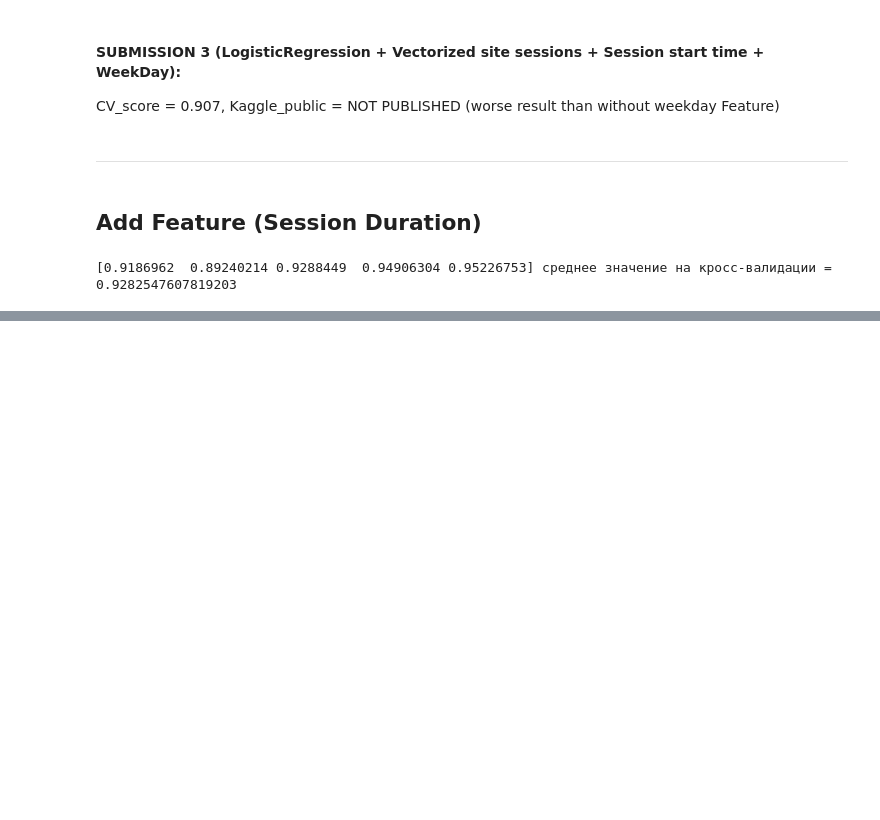
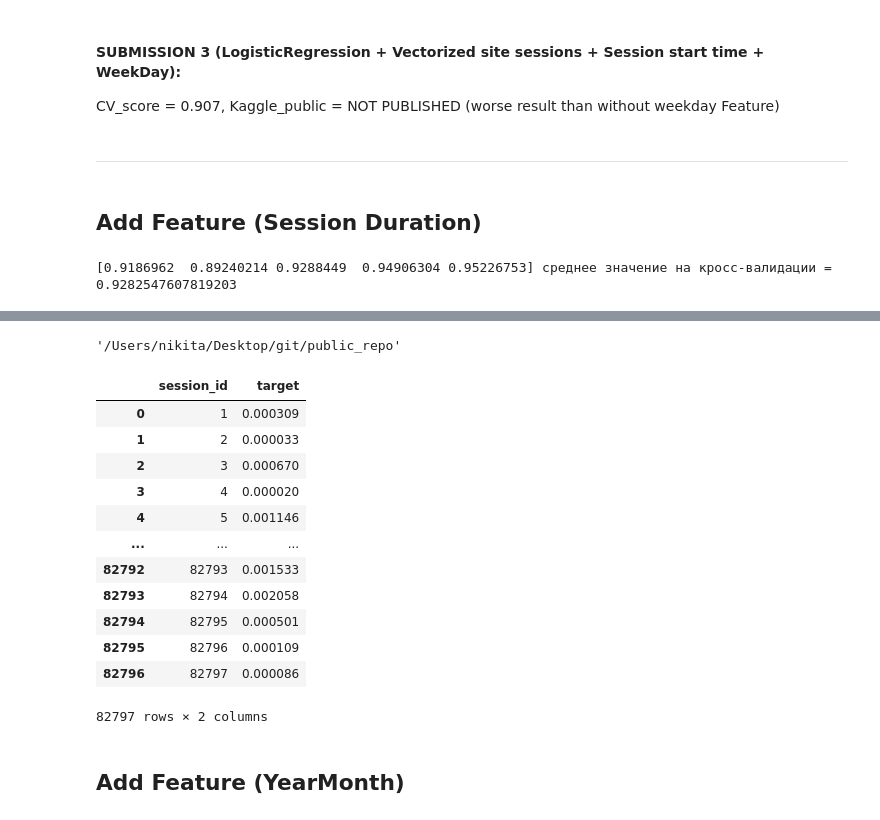
Before and after one commit to mynameis-nikita/train_projects, a Jupyter notebook: kaggle_Alice.ipynb, the cells around one changed output, grey strips where cells are left out. Saved outputs shown, nothing was run; the diff lists cells and outputs as text; code cells hidden in the pictures; blank space fills up the shorter version.

```diff
--- a/kaggle_Alice.ipynb
+++ b/kaggle_Alice.ipynb
@@ -239,0 +297,24 @@ tmp = pd.read_csv('/Users/nikita/Desktop/git/private_repo/logit_with_time_dur.cs
+# %%
+pwd
+# %% [output]
+'/Users/nikita/Desktop/git/public_repo'
+# %%
+tmp = pd.read_csv('/Users/nikita/Desktop/git/public_repo/logit_with_time_year_day.csv')
+# %%
+tmp
+# %% [output]
+|  | session_id | target |
+| 0 | 1 | 0.000309 |
+| 1 | 2 | 0.000033 |
+| 2 | 3 | 0.000670 |
+| 3 | 4 | 0.000020 |
+| 4 | 5 | 0.001146 |
+| ... | ... | ... |
+| 82792 | 82793 | 0.001533 |
+| 82793 | 82794 | 0.002058 |
+| 82794 | 82795 | 0.000501 |
+| 82795 | 82796 | 0.000109 |
+| 82796 | 82797 | 0.000086 |
+82797 rows × 2 columns
+# %% [markdown]
+## Add Feature (YearMonth)
```
Also changed, not shown: parts of 12 cells of this notebook.
